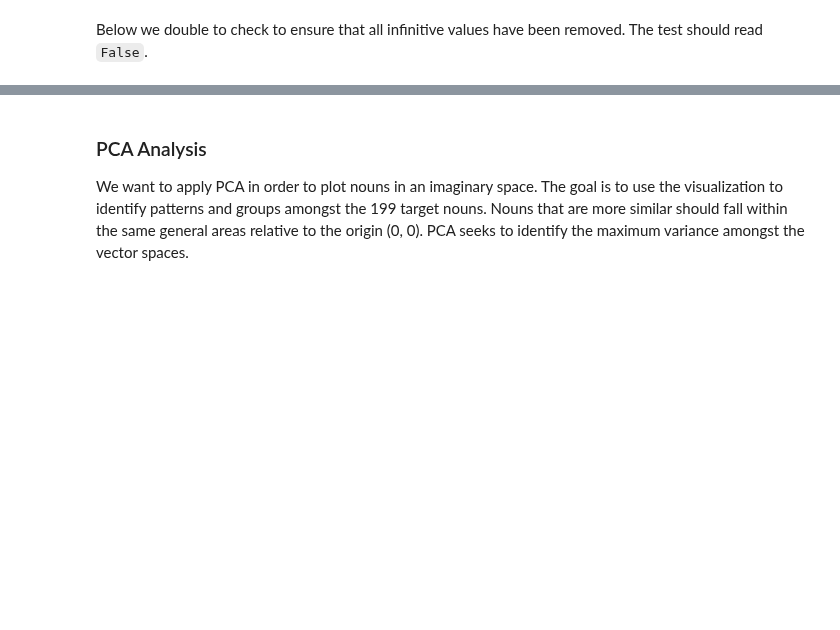
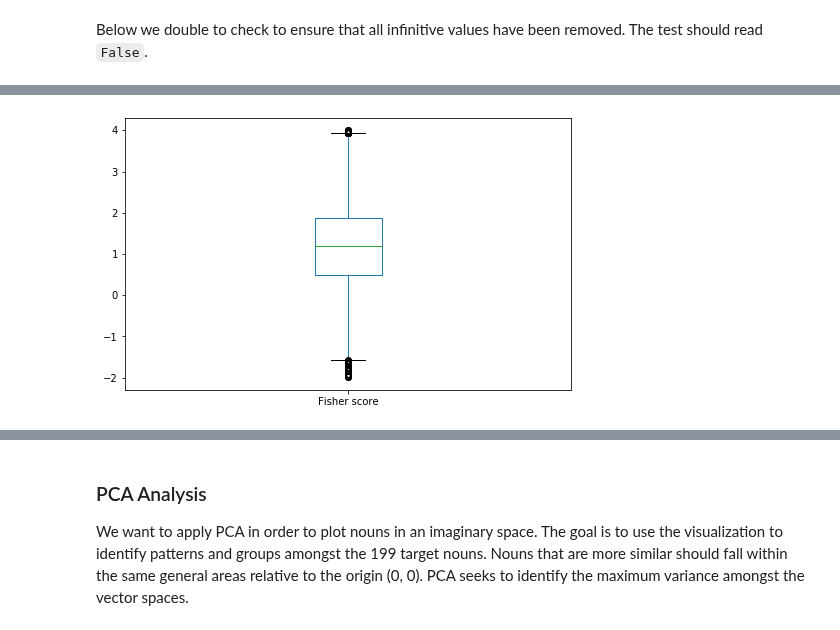
Before and after one commit to codykingham/noun_semantics, a Jupyter notebook: analysis.ipynb, the cells around one changed output, grey strips where cells are left out. Cells and saved outputs as stored; diff of their text form; code cells hidden in the pictures; blank space fills up the shorter version.

```diff
--- a/analysis.ipynb
+++ b/analysis.ipynb
@@ -893,0 +814,7 @@ The nouns are now ready to be compared. I will do so in two ways.
+# %%
+fig, ax = plt.subplots(figsize=(8, 5))
+scores[(scores > -2) & (scores < 4)].plot(kind='box', ax=ax)
+ax.set_xticklabels(['Fisher score'])
+plt.show()
+# %% [output]
+[figure, added]
```
Also changed, not shown: parts of 184 cells of this notebook.
